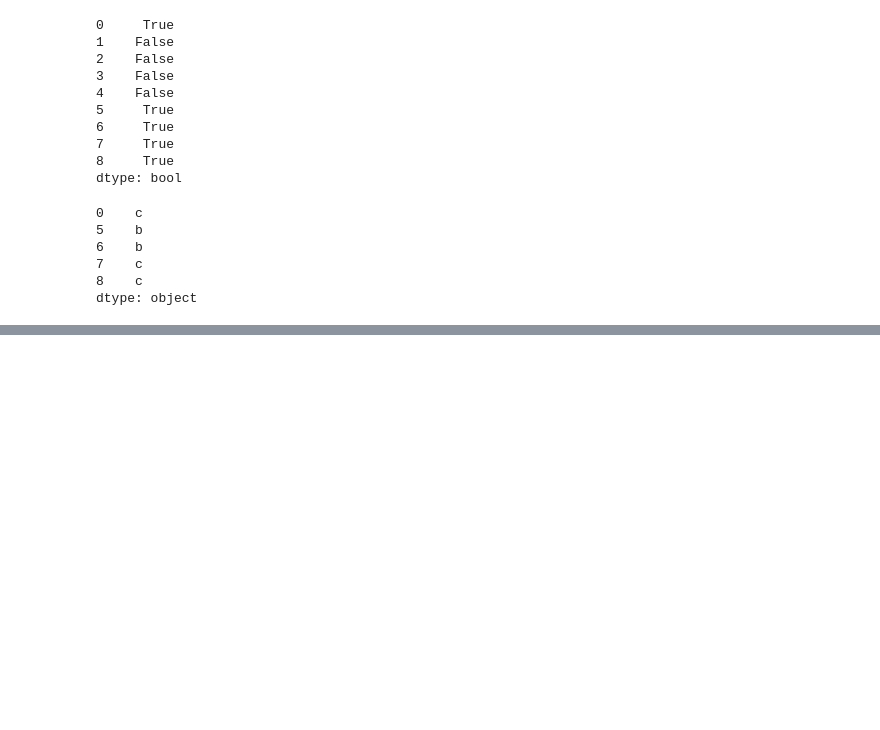
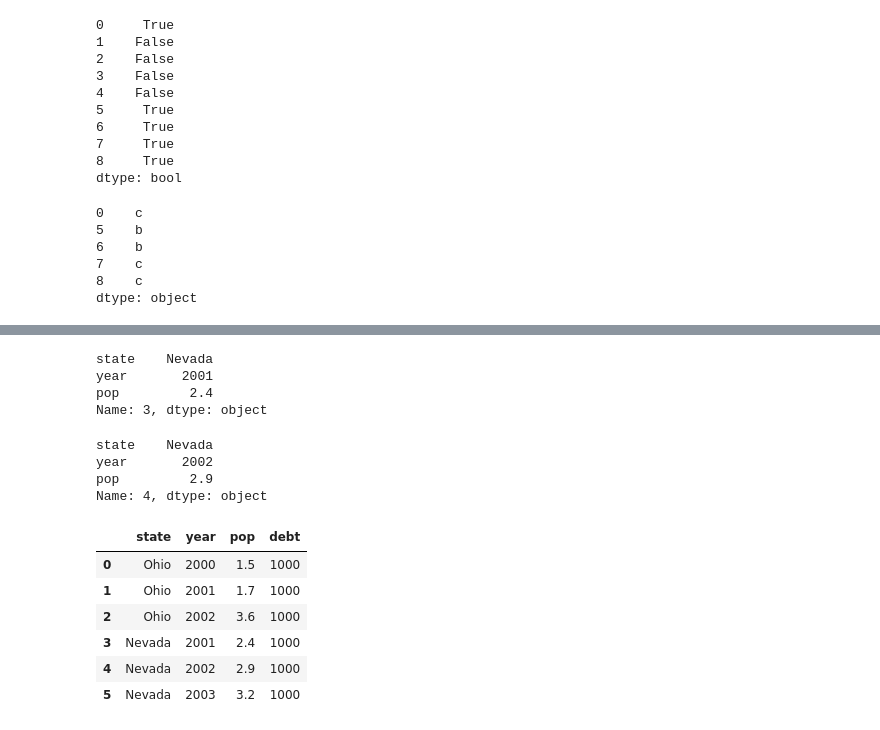
Before and after one commit to nicomu99/data-science, a Jupyter notebook: python-for-data-analysis/05_pandas_basics.ipynb, the cells around one changed output, grey strips where cells are left out. Drawn from its saved outputs; the diff is of its cells as text; code cells hidden in the pictures; blank space fills up the shorter version.

```diff
--- a/python-for-data-analysis/05_pandas_basics.ipynb
+++ b/python-for-data-analysis/05_pandas_basics.ipynb
@@ -1115,0 +1232,8 @@ dtype: object
+# %%
+data = {
+    "state": ["Ohio", "Ohio", "Ohio", "Nevada", "Nevada", "Nevada"],
+    "year": [2000, 2001, 2002, 2001, 2002, 2003],
+    "pop": [1.5, 1.7, 3.6, 2.4, 2.9, 3.2]
+}
+df = pd.DataFrame(data)
+df
@@ -1115,0 +1292,25 @@ dtype: object
+# %%
+df.loc[3]
+# %% [output]
+state    Nevada
+year       2001
+pop         2.4
+Name: 3, dtype: object
+# %%
+df.iloc[4]
+# %% [output]
+state    Nevada
+year       2002
+pop         2.9
+Name: 4, dtype: object
+# %%
+df["debt"] = 1000
+df
+# %% [output]
+|  | state | year | pop | debt |
+| 0 | Ohio | 2000 | 1.5 | 1000 |
+| 1 | Ohio | 2001 | 1.7 | 1000 |
+| 2 | Ohio | 2002 | 3.6 | 1000 |
+| 3 | Nevada | 2001 | 2.4 | 1000 |
+| 4 | Nevada | 2002 | 2.9 | 1000 |
+| 5 | Nevada | 2003 | 3.2 | 1000 |
```
Also changed, not shown: parts of 45 cells of this notebook.
